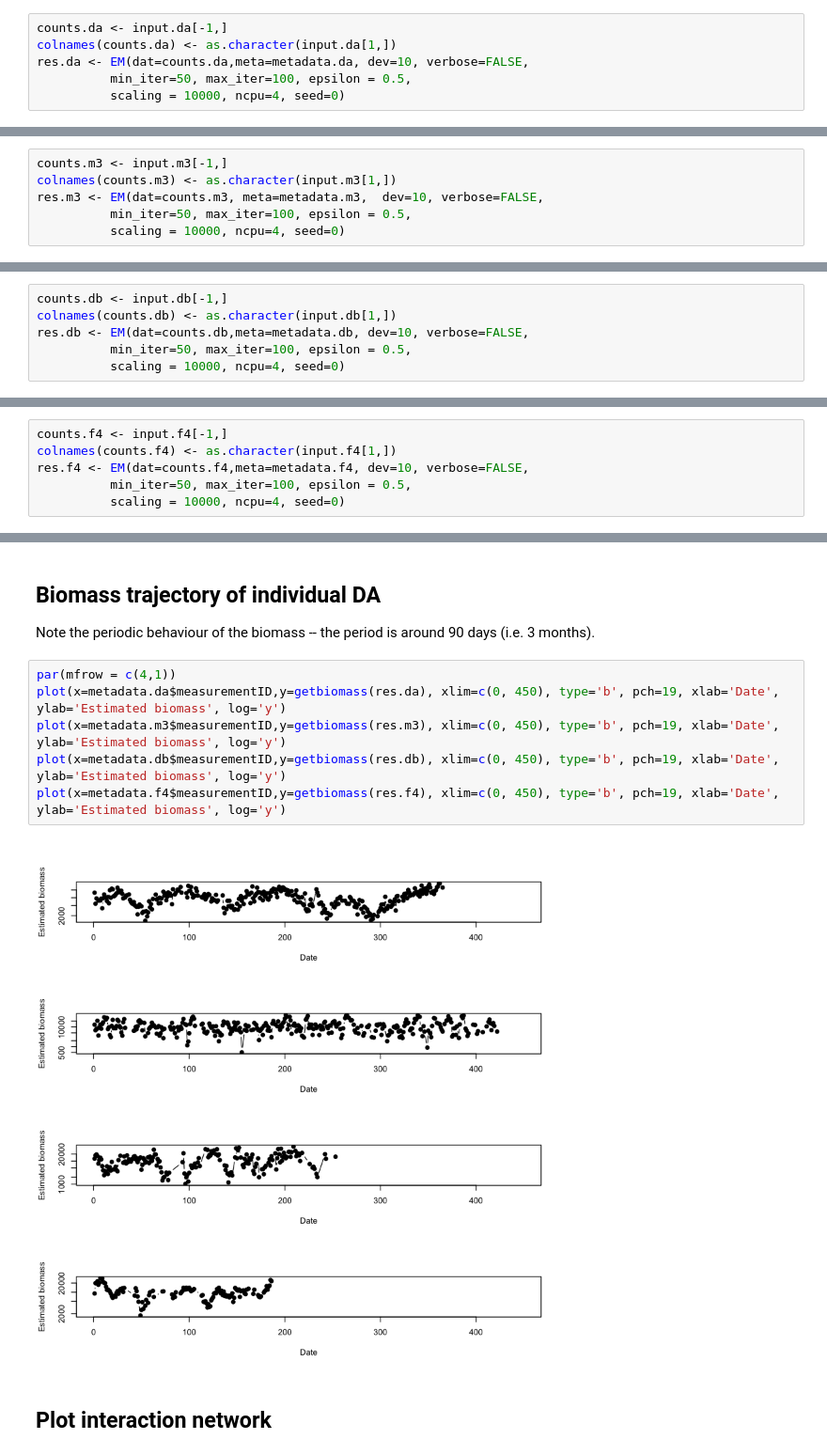
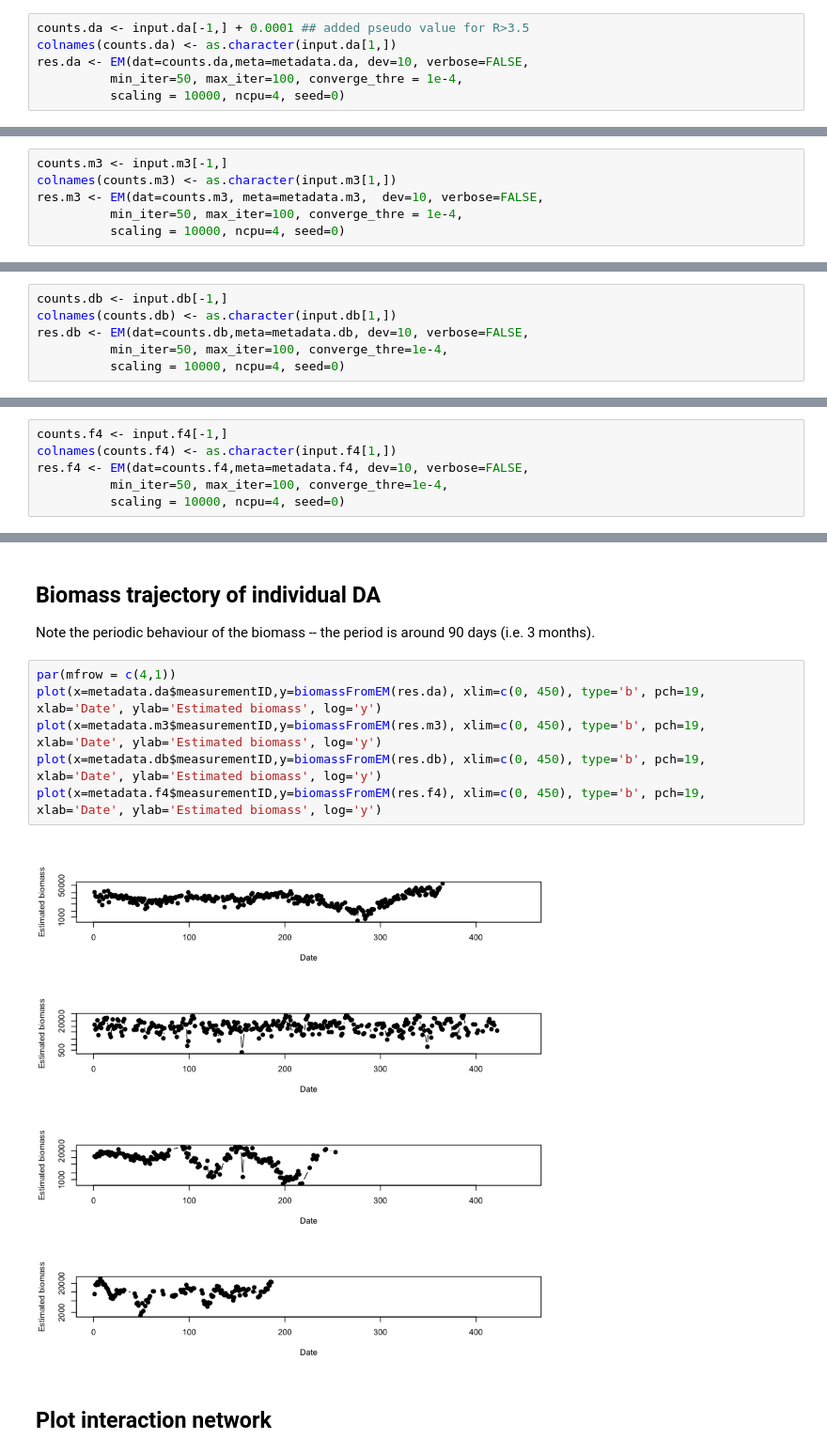
Before and after one commit to lch14forever/BEEM, a Jupyter notebook: vignettes/gibbons_et_al.ipynb, the cells around one changed output, grey strips where cells are left out. Shown: that part at 94% size. Cells and saved outputs as stored; diff of their text form.

```diff
--- a/vignettes/gibbons_et_al.ipynb
+++ b/vignettes/gibbons_et_al.ipynb
@@ -46,9 +46,9 @@ metadata.f4 <- read.table('~/BEEM/vignettes/gibbons_et_al_analysis/F4.metadata.t
 # %% [markdown]
 ### Individual DA
 # %%
-counts.da <- input.da[-1,]
+counts.da <- input.da[-1,] + 0.0001 ## added pseudo value for R>3.5
 colnames(counts.da) <- as.character(input.da[1,])
 res.da <- EM(dat=counts.da,meta=metadata.da, dev=10, verbose=FALSE,
-          min_iter=50, max_iter=100, epsilon = 0.5,
+          min_iter=50, max_iter=100, converge_thre = 1e-4,
           scaling = 10000, ncpu=4, seed=0)
 # %% [output]
@@ -67,6 +67,6 @@ Reference species: 1111783
 counts.m3 <- input.m3[-1,]
 colnames(counts.m3) <- as.character(input.m3[1,])
 res.m3 <- EM(dat=counts.m3, meta=metadata.m3,  dev=10, verbose=FALSE,
-          min_iter=50, max_iter=100, epsilon = 0.5,
+          min_iter=50, max_iter=100, converge_thre = 1e-4,
           scaling = 10000, ncpu=4, seed=0)
 # %% [output]
@@ -85,6 +85,6 @@ Reference species: 3700151
 counts.db <- input.db[-1,]
 colnames(counts.db) <- as.character(input.db[1,])
 res.db <- EM(dat=counts.db,meta=metadata.db, dev=10, verbose=FALSE,
-          min_iter=50, max_iter=100, epsilon = 0.5,
+          min_iter=50, max_iter=100, converge_thre=1e-4,
           scaling = 10000, ncpu=4, seed=0)
 # %% [output]
@@ -104,6 +104,6 @@ Reference species: 682726
 counts.f4 <- input.f4[-1,]
 colnames(counts.f4) <- as.character(input.f4[1,])
 res.f4 <- EM(dat=counts.f4,meta=metadata.f4, dev=10, verbose=FALSE,
-          min_iter=50, max_iter=100, epsilon = 0.5,
+          min_iter=50, max_iter=100, converge_thre=1e-4,
           scaling = 10000, ncpu=4, seed=0)
 # %% [output]
@@ -154,12 +147,12 @@ int.net <- function(counts, parms, sig=1, title){
 Note the periodic behaviour of the biomass -- the period is around 90 days (i.e. 3 months).
 # %%
 par(mfrow = c(4,1))
-plot(x=metadata.da$measurementID,y=getbiomass(res.da), xlim=c(0, 450), type='b', pch=19, xlab='Date', ylab='Estimated biomass', log='y')
-plot(x=metadata.m3$measurementID,y=getbiomass(res.m3), xlim=c(0, 450), type='b', pch=19, xlab='Date', ylab='Estimated biomass', log='y')
-plot(x=metadata.db$measurementID,y=getbiomass(res.db), xlim=c(0, 450), type='b', pch=19, xlab='Date', ylab='Estimated biomass', log='y')
-plot(x=metadata.f4$measurementID,y=getbiomass(res.f4), xlim=c(0, 450), type='b', pch=19, xlab='Date', ylab='Estimated biomass', log='y')
+plot(x=metadata.da$measurementID,y=biomassFromEM(res.da), xlim=c(0, 450), type='b', pch=19, xlab='Date', ylab='Estimated biomass', log='y')
+plot(x=metadata.m3$measurementID,y=biomassFromEM(res.m3), xlim=c(0, 450), type='b', pch=19, xlab='Date', ylab='Estimated biomass', log='y')
+plot(x=metadata.db$measurementID,y=biomassFromEM(res.db), xlim=c(0, 450), type='b', pch=19, xlab='Date', ylab='Estimated biomass', log='y')
+plot(x=metadata.f4$measurementID,y=biomassFromEM(res.f4), xlim=c(0, 450), type='b', pch=19, xlab='Date', ylab='Estimated biomass', log='y')
 # %% [output]
-[figure, old version]
+[figure, new version]
 # %% [markdown]
 ## Plot interaction network
 # %%
```
Also changed, not shown: parts of 10 cells of this notebook, 8 other files.
